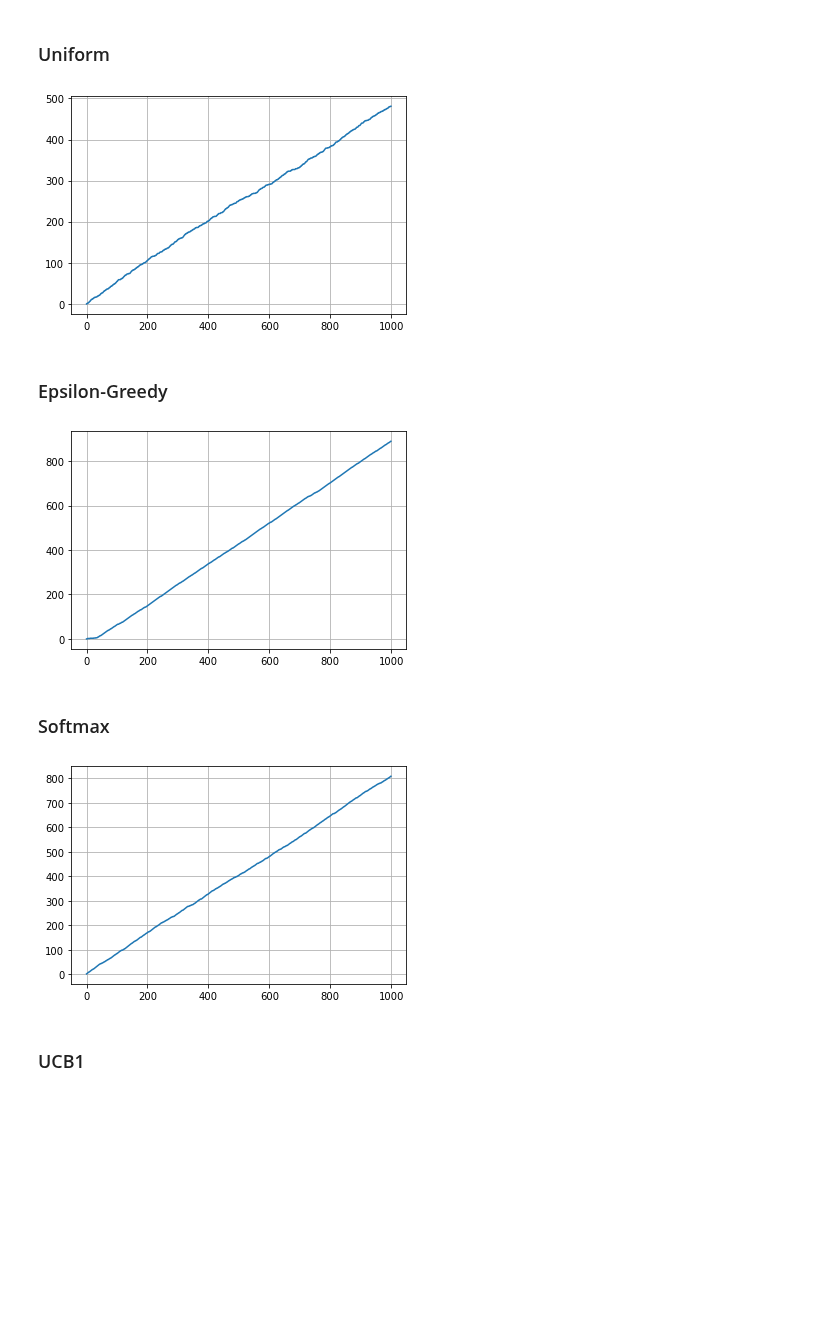
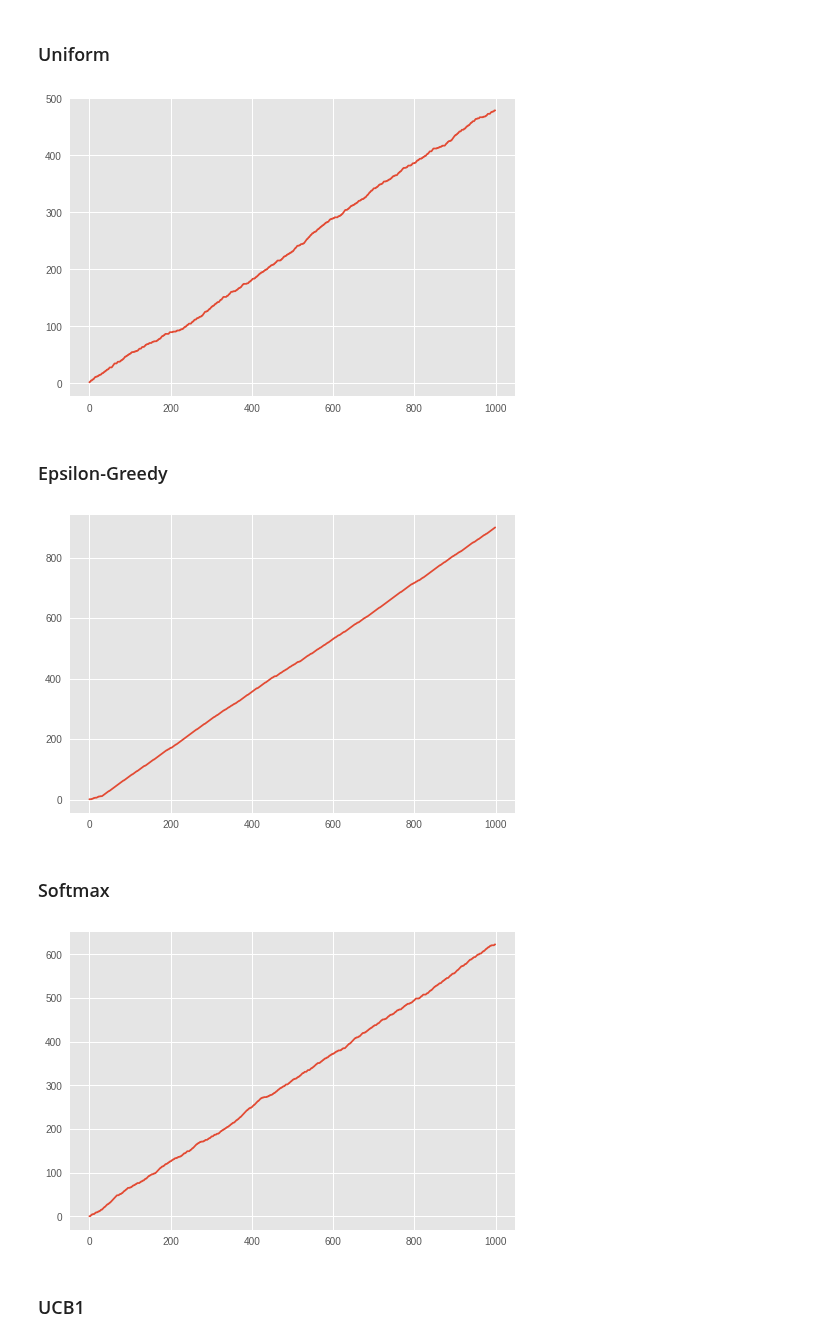
Before and after one commit to SylvanBrocard/Drill_game, a Jupyter notebook: Drill_game/viz.ipynb, the cells around one changed output. Saved outputs shown, nothing was run; the diff lists cells and outputs as text; code cells hidden in the pictures; blank space fills up the shorter version.

```diff
--- a/Drill_game/viz.ipynb
+++ b/Drill_game/viz.ipynb
@@ -11,6 +11,8 @@ import matplotlib.pyplot as plt
 from terrain import DiscreteTerrain
 from prospect import UniformProspect, EGreedyProspect, SoftmaxProspect, UCB1Prospect
 from vizualizer import Vizualizer
+# %%
+plt.style.use('ggplot')
 # %%
 terrain = DiscreteTerrain(10, 10)
 # %%
@@ -24,8 +26,10 @@ prospect = UniformProspect(trials=1000, terrain=terrain)
 prospect.prospect()
 viz = Vizualizer(prospect.knowledge)
 viz.graph_2D(prospect)
+plt.grid()
+plt.show()
 # %% [output]
-[figure, old version]
+[figure, new version]
 # %% [markdown]
 ### Epsilon-Greedy
 # %%
@@ -33,17 +37,21 @@ prospect = EGreedyProspect(trials=1000, terrain=terrain)
 prospect.prospect()
 viz = Vizualizer(prospect.knowledge)
 viz.graph_2D(prospect)
+plt.grid()
+plt.show()
 # %% [output]
-[figure, old version]
+[figure, new version]
 # %% [markdown]
 ### Softmax
 # %%
 prospect = SoftmaxProspect(trials=1000, terrain=terrain)
 prospect.prospect()
 viz = Vizualizer(prospect.knowledge)
 viz.graph_2D(prospect)
+plt.grid()
+plt.show()
 # %% [output]
-[figure, old version]
+[figure, new version]
 # %% [markdown]
 ### UCB1
 # %%
```
Also changed, not shown: parts of 3 cells of this notebook.
